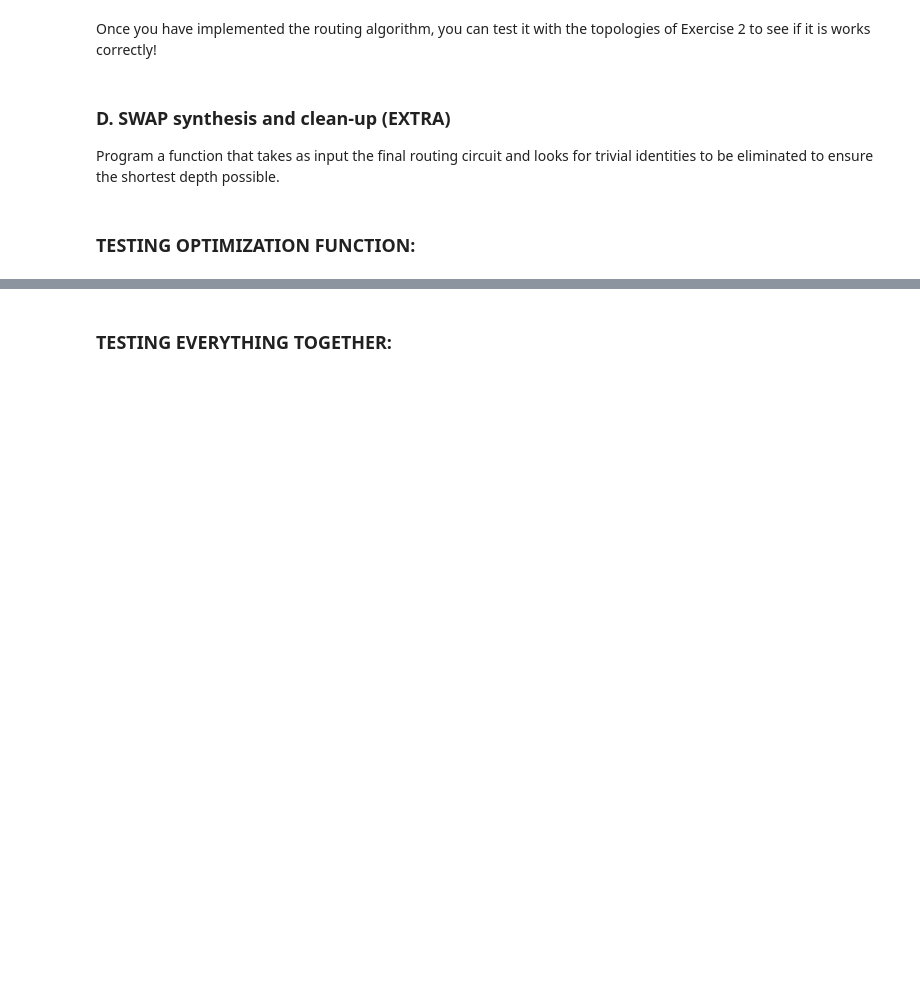
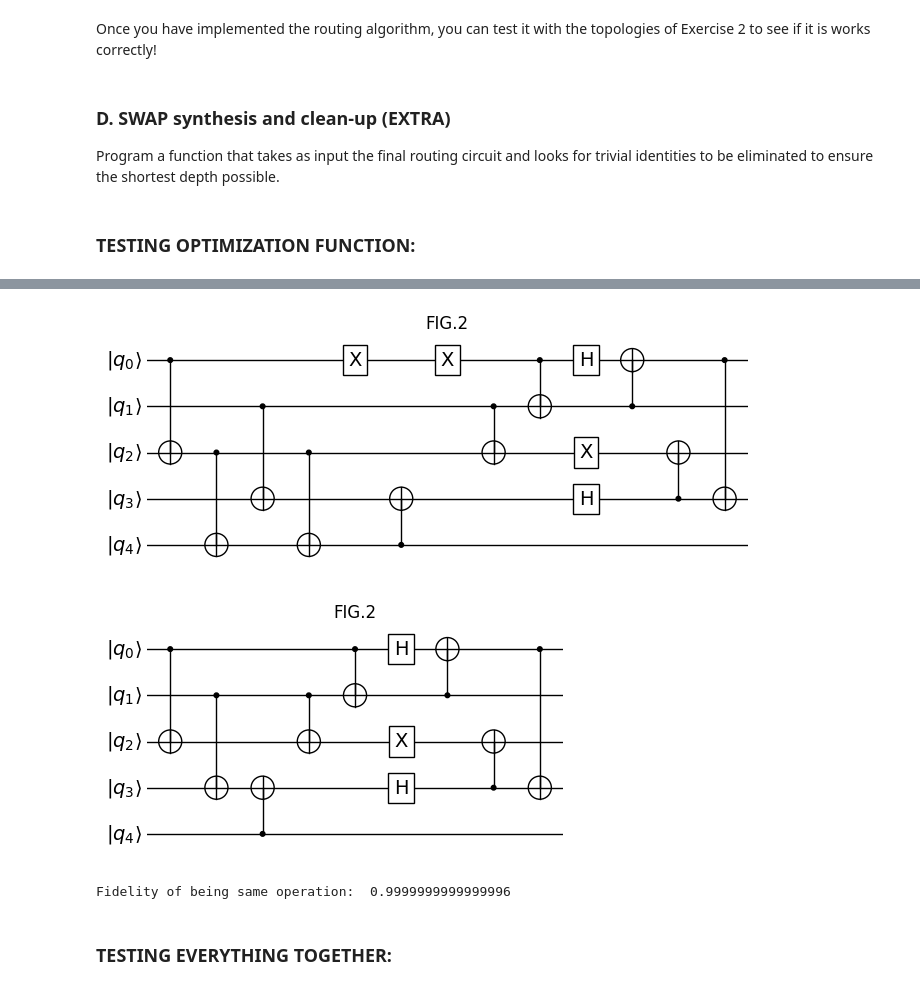
Before and after one commit to qilimanjaro-tech/haqtoberfest2024, a Jupyter notebook: solutions/qubit_mapping/solutions_in_notebook/Challenge.ipynb, the cells around one changed output, grey strips where cells are left out. Drawn from its saved outputs; the diff is of its cells as text; code cells hidden in the pictures; blank space fills up the shorter version.

```diff
--- a/solutions/qubit_mapping/solutions_in_notebook/Challenge.ipynb
+++ b/solutions/qubit_mapping/solutions_in_notebook/Challenge.ipynb
@@ -674,3 +733,24 @@ plt.show()
+# %%
+circuit2 = testing_circuit1()
+
+ax, fig = plot_circuit(circuit2)
+ax.set_title("FIG.2")
+plt.show()
+
+opt_circuit2 = optimize_circuit(circuit2)
+
+ax, fig = plot_circuit(opt_circuit2)
+ax.set_title("FIG.2")
+plt.show()
+
+print(
+    "Fidelity of being same operation: ",
+    circuits_equivalence_fidelity(circuit2, opt_circuit2, {"q0": 0, "q1": 1, "q2": 2, "q3": 3, "q4": 4}),
+)
+# %% [output]
+[figure, added]
+[figure, added]
+Fidelity of being same operation:  0.9999999999999996
 # %% [markdown]
 ### TESTING EVERYTHING TOGETHER:
 # %%
```
Also changed, not shown: parts of 12 cells of this notebook, 1 other file.
